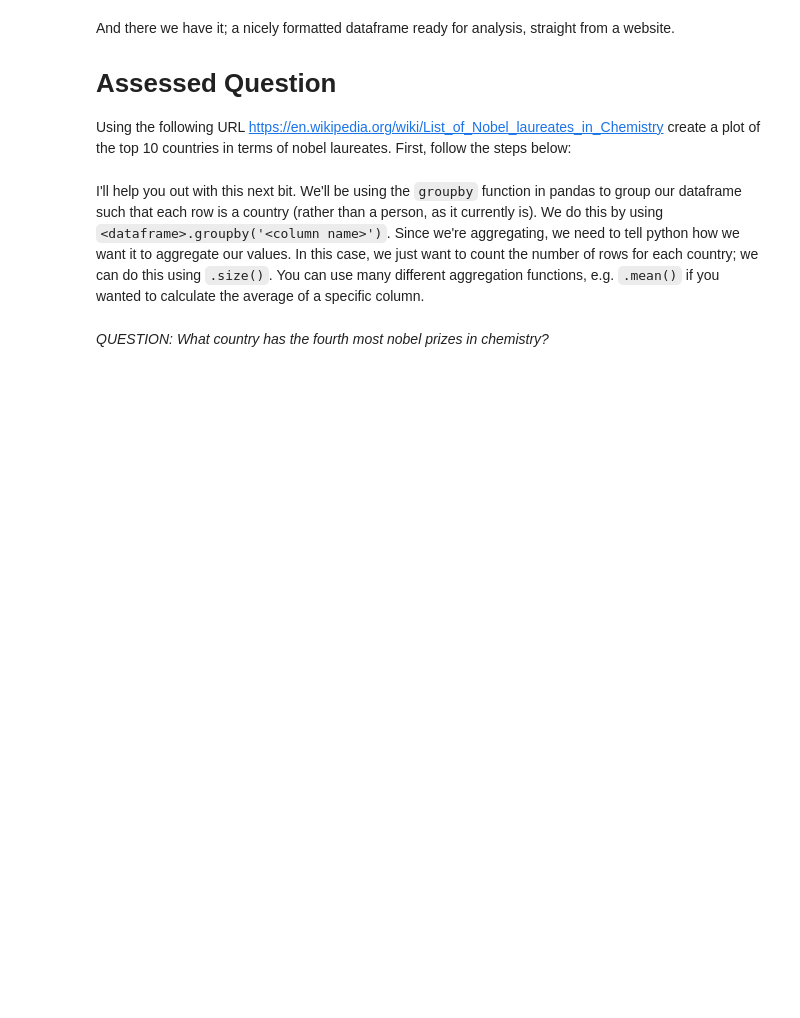
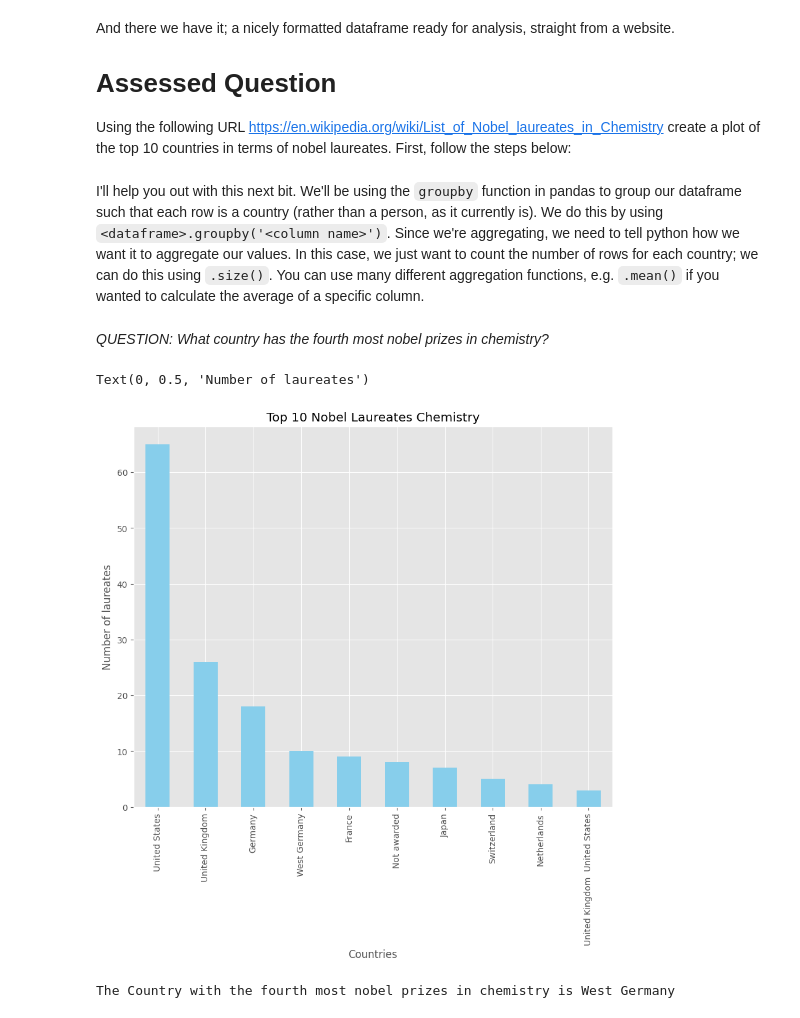
Before and after one commit to sofiya-sh/QM2, a Jupyter notebook: notebooks/W02. Pandas.ipynb, the cells around one changed output. Drawn from its saved outputs; the diff is of its cells as text; code cells hidden in the pictures; blank space fills up the shorter version.

```diff
--- a/notebooks/W02. Pandas.ipynb
+++ b/notebooks/W02. Pandas.ipynb
@@ -425,6 +427,10 @@ Using the following URL https://en.wikipedia.org/wiki/List_of_Nobel_laureates_in
 # scrape the table of Nobel Laureates in Chemistry using read_html. remember, this gives us a LIST of dataframes! lets call this list chem_tables
 
 # select the first dataframe from this list and call it chem
+
+url = 'https://en.wikipedia.org/wiki/List_of_Nobel_laureates_in_Chemistry'
+tables = pandas.read_html(url)
+chem = tables[0]
 # %% [markdown]
 I'll help you out with this next bit. We'll be using the `groupby` function in pandas to group our dataframe such that each row is a country (rather than a person, as it currently is). We do this by using `<dataframe>.groupby('<column name>')`. Since we're aggregating, we need to tell python how we want it to aggregate our values. In this case, we just want to count the number of rows for each country; we can do this using `.size()`. You can use many different aggregation functions, e.g. `.mean()` if you wanted to calculate the average of a specific column.
 # %%
@@ -434,6 +440,21 @@ countries=chem.groupby('Country[B]').size()
 #now let's sort it in descending order
 countries.sort_values(ascending=False)
 
+sorted_countries = countries.sort_values(ascending=False)
 # finally, plot the top 10 countries
 # %% [markdown]
 *QUESTION: What country has the fourth most nobel prizes in chemistry?*
+# %%
+chem_10 = sorted_countries.head(10)
+chem_10.plot(kind='bar',color='skyblue')
+plt.title('Top 10 Nobel Laureates Chemistry')
+plt.xlabel('Countries')
+plt.ylabel('Number of laureates')
+# %% [output]
+Text(0, 0.5, 'Number of laureates')
+[figure, added]
+# %%
+fourth_most = chem_10.index[3]
+print(f'The Country with the fourth most nobel prizes in chemistry is {fourth_most}')
+# %% [output]
+The Country with the fourth most nobel prizes in chemistry is West Germany
```
Also changed, not shown: parts of 1 cell of this notebook.
